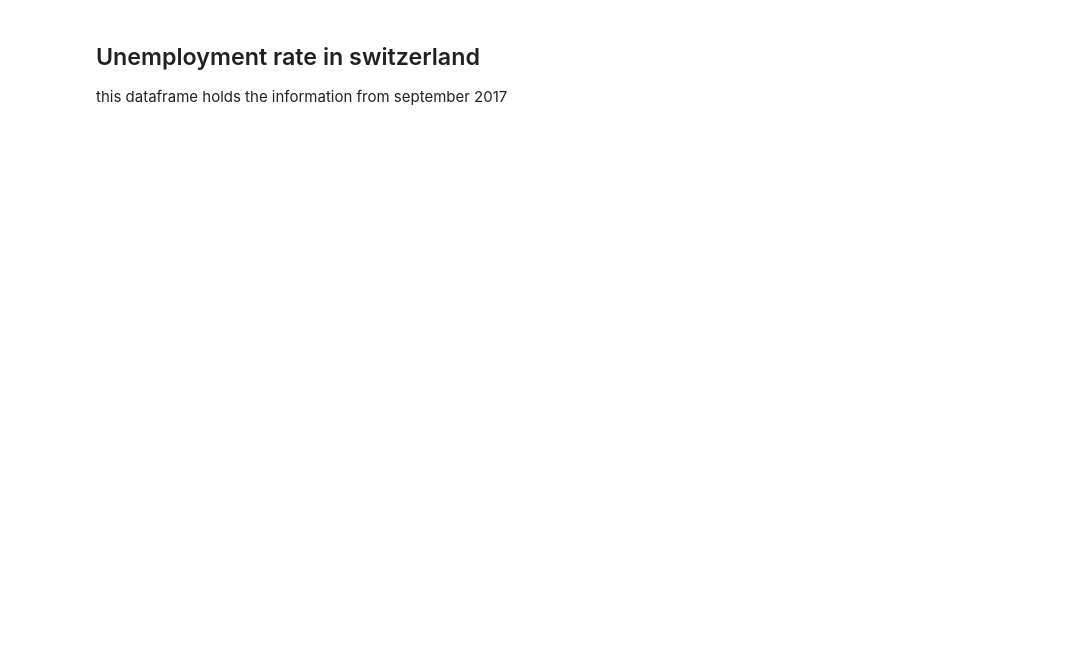
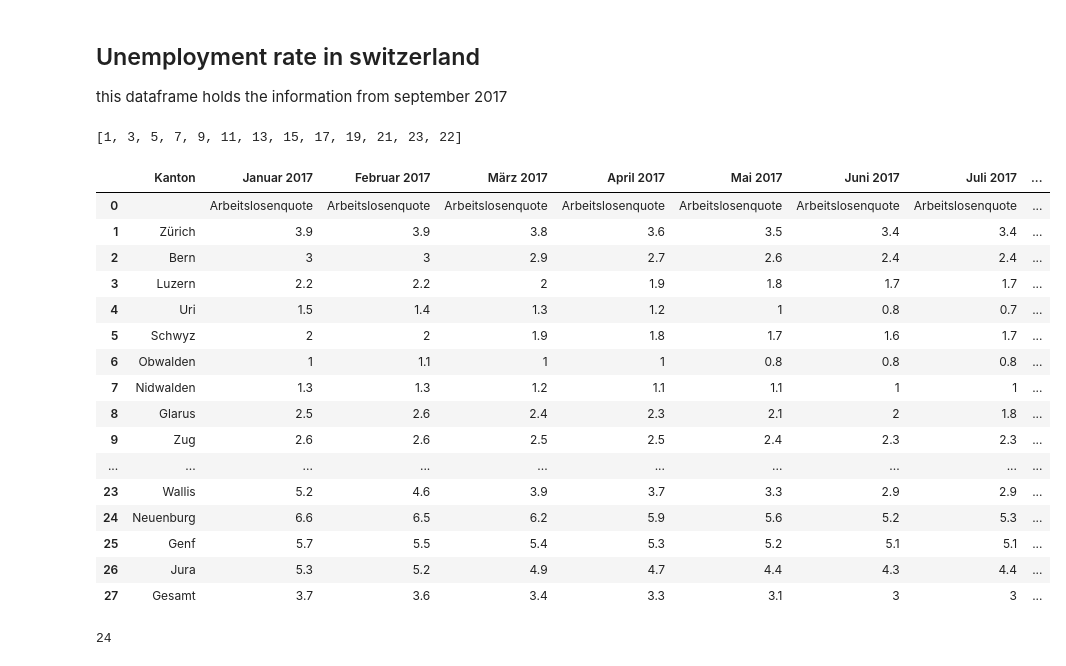
Before and after one commit to rbsteinm/AppliedDataAnalysis, a Jupyter notebook: Homeworks/03 - Interactive Viz/Homework 3.ipynb, the cells around one changed output. Cells and saved outputs as stored; diff of their text form; code cells hidden in the pictures; blank space fills up the shorter version.

Commit message:
swiss data basic cleaning

```diff
--- a/Homeworks/03 - Interactive Viz/Homework 3.ipynb
+++ b/Homeworks/03 - Interactive Viz/Homework 3.ipynb
@@ -10,7 +10,7 @@ import folium
 
 # data paths
 TASK_1_DATA_PATH = './data/lfsa_urgan_1_Data.csv'
-TASK_2_DATA_PATH = './data/taux_ch_cantons.xlsx'
+TASK_2_DATA_PATH = './data/Arbeitslosenquoten.csv'
 # %% [markdown]
 # Task 1: European unemployment rate (Eurostat)
 # %% [markdown]
@@ -94,10 +128,41 @@ IFrame('http://localhost:8888/notebooks/ADA_HW/AppliedDataAnalysis/Homeworks/03%
 ## Unemployment rate in switzerland
 this dataframe holds the information from september 2017
 # %%
-df_ch = pd.read_excel(TASK_2_DATA_PATH)
-df_ch = df_ch.drop(index=[0])
-df_ch = df_ch.rename(columns={'Unnamed: 3':'taux_chômage', '2 Taux de chômage':'canton'})
+df_ch = pd.read_csv(TASK_2_DATA_PATH)
+#df_ch = df_ch.drop(index=[0])
+#df_ch = df_ch.rename(columns={'Unnamed: 3':'taux_chômage', '2 Taux de chômage':'canton'})
 df_ch
+
+cols_to_drop = [i for i in range(1, len(df_ch.columns), 2)]
+cols_to_drop.append(22)
+#cols_to_drop.append(24)
+print(cols_to_drop)
+
+df_ch.drop(df_ch.columns[cols_to_drop],axis=1)
+#df_ch
+# %% [output]
+[1, 3, 5, 7, 9, 11, 13, 15, 17, 19, 21, 23, 22]
+|  | Kanton | Januar 2017 | Februar 2017 | März 2017 | April 2017 | Mai 2017 | Juni 2017 | Juli 2017 | ... |
+| 0 |  | Arbeitslosenquote | Arbeitslosenquote | Arbeitslosenquote | Arbeitslosenquote | Arbeitslosenquote | Arbeitslosenquote | Arbeitslosenquote | ... |
+| 1 | Zürich | 3.9 | 3.9 | 3.8 | 3.6 | 3.5 | 3.4 | 3.4 | ... |
+| 2 | Bern | 3 | 3 | 2.9 | 2.7 | 2.6 | 2.4 | 2.4 | ... |
+| 3 | Luzern | 2.2 | 2.2 | 2 | 1.9 | 1.8 | 1.7 | 1.7 | ... |
+| 4 | Uri | 1.5 | 1.4 | 1.3 | 1.2 | 1 | 0.8 | 0.7 | ... |
+| 5 | Schwyz | 2 | 2 | 1.9 | 1.8 | 1.7 | 1.6 | 1.7 | ... |
+| 6 | Obwalden | 1 | 1.1 | 1 | 1 | 0.8 | 0.8 | 0.8 | ... |
+| 7 | Nidwalden | 1.3 | 1.3 | 1.2 | 1.1 | 1.1 | 1 | 1 | ... |
+| 8 | Glarus | 2.5 | 2.6 | 2.4 | 2.3 | 2.1 | 2 | 1.8 | ... |
+| 9 | Zug | 2.6 | 2.6 | 2.5 | 2.5 | 2.4 | 2.3 | 2.3 | ... |
+| ... | ... | ... | ... | ... | ... | ... | ... | ... | ... |
+| 23 | Wallis | 5.2 | 4.6 | 3.9 | 3.7 | 3.3 | 2.9 | 2.9 | ... |
+| 24 | Neuenburg | 6.6 | 6.5 | 6.2 | 5.9 | 5.6 | 5.2 | 5.3 | ... |
+| 25 | Genf | 5.7 | 5.5 | 5.4 | 5.3 | 5.2 | 5.1 | 5.1 | ... |
+| 26 | Jura | 5.3 | 5.2 | 4.9 | 4.7 | 4.4 | 4.3 | 4.4 | ... |
+| 27 | Gesamt | 3.7 | 3.6 | 3.4 | 3.3 | 3.1 | 3 | 3 | ... |
+# %%
+len(df_ch.columns)
+# %% [output]
+24
 # %%
 # First, extract the list of countries from the topojson
 cantons = [canton['properties']['name'] for canton in topo_ch_data['objects']['cantons']['geometries']]
```
Also changed, not shown: parts of 5 cells of this notebook.
